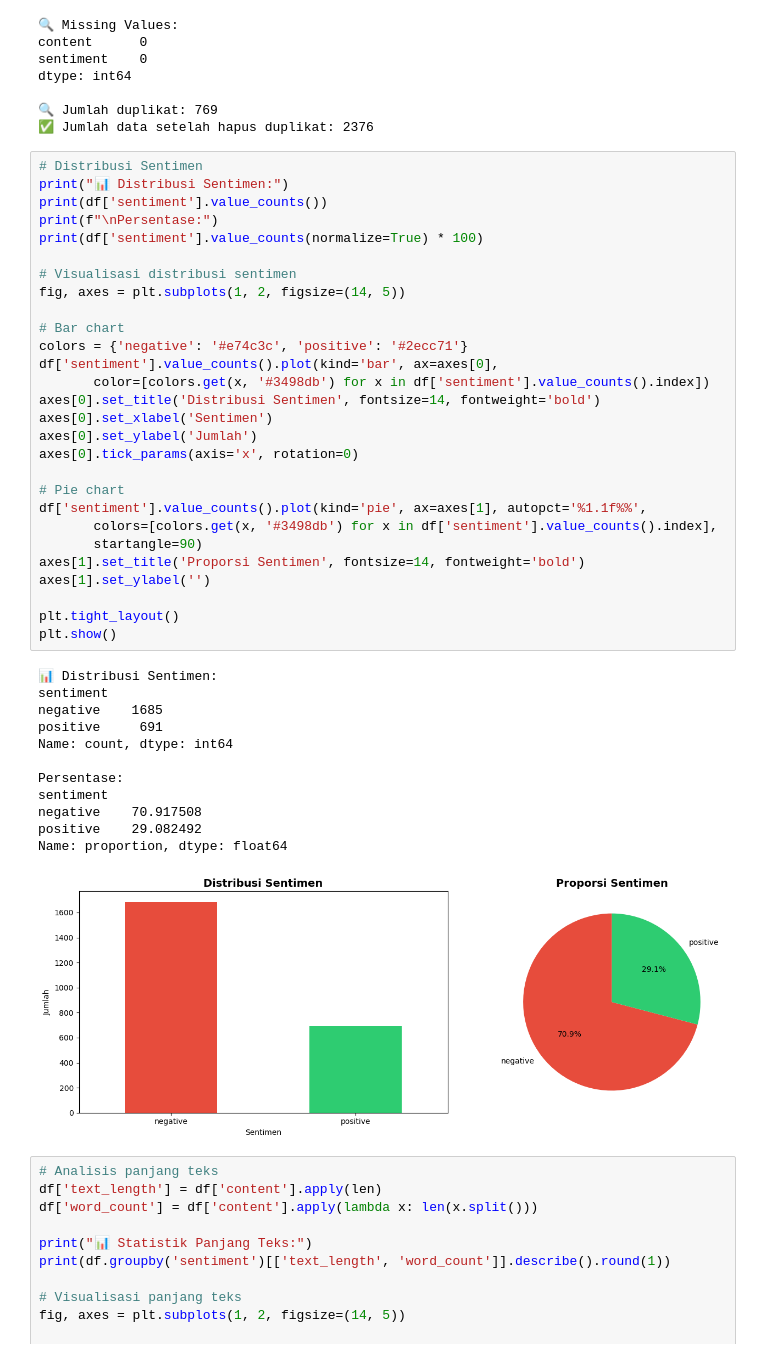
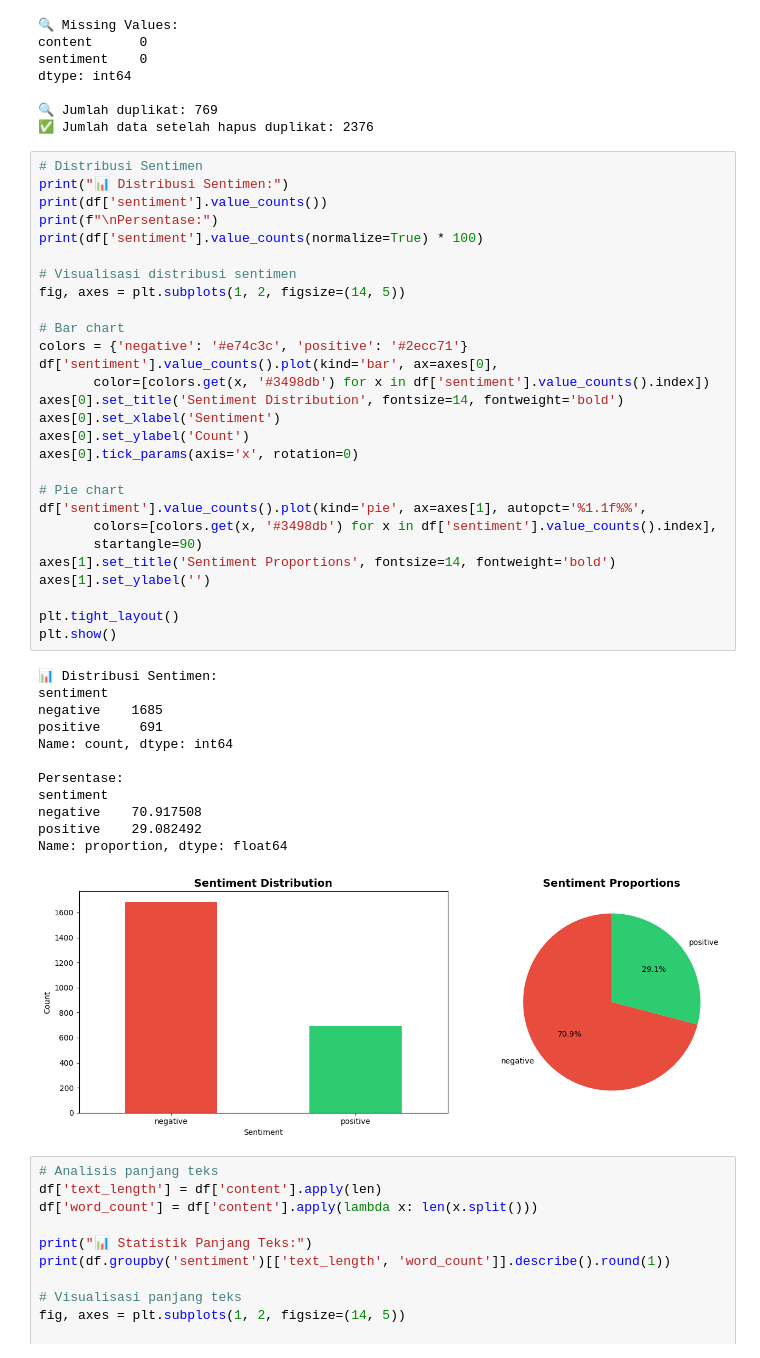
Before and after one commit to wildanjr19/6th-college, a Jupyter notebook: Bahasa Inggris Untuk Statistisi/main.ipynb, the cells around one changed output. Cells and saved outputs as stored; diff of their text form.

```diff
--- a/Bahasa Inggris Untuk Statistisi/main.ipynb
+++ b/Bahasa Inggris Untuk Statistisi/main.ipynb
@@ -107,38 +113,38 @@ print(df['sentiment'].value_counts(normalize=True) * 100)
 
 # Visualisasi distribusi sentimen
 fig, axes = plt.subplots(1, 2, figsize=(14, 5))
 
 # Bar chart
 colors = {'negative': '#e74c3c', 'positive': '#2ecc71'}
 df['sentiment'].value_counts().plot(kind='bar', ax=axes[0],
        color=[colors.get(x, '#3498db') for x in df['sentiment'].value_counts().index])
-axes[0].set_title('Distribusi Sentimen', fontsize=14, fontweight='bold')
-axes[0].set_xlabel('Sentimen')
-axes[0].set_ylabel('Jumlah')
+axes[0].set_title('Sentiment Distribution', fontsize=14, fontweight='bold')
+axes[0].set_xlabel('Sentiment')
+axes[0].set_ylabel('Count')
 axes[0].tick_params(axis='x', rotation=0)
 
 # Pie chart
 df['sentiment'].value_counts().plot(kind='pie', ax=axes[1], autopct='%1.1f%%',
        colors=[colors.get(x, '#3498db') for x in df['sentiment'].value_counts().index],
        startangle=90)
-axes[1].set_title('Proporsi Sentimen', fontsize=14, fontweight='bold')
+axes[1].set_title('Sentiment Proportions', fontsize=14, fontweight='bold')
 axes[1].set_ylabel('')
 
 plt.tight_layout()
 plt.show()
 # %% [output]
 📊 Distribusi Sentimen:
 sentiment
 negative    1685
 positive     691
 Name: count, dtype: int64
 
 Persentase:
 sentiment
 negative    70.917508
 positive    29.082492
 Name: proportion, dtype: float64
-[figure, old version]
+[figure, new version]
 # %%
 # Analisis panjang teks
 df['text_length'] = df['content'].apply(len)
```
Also changed, not shown: parts of 8 cells of this notebook.
